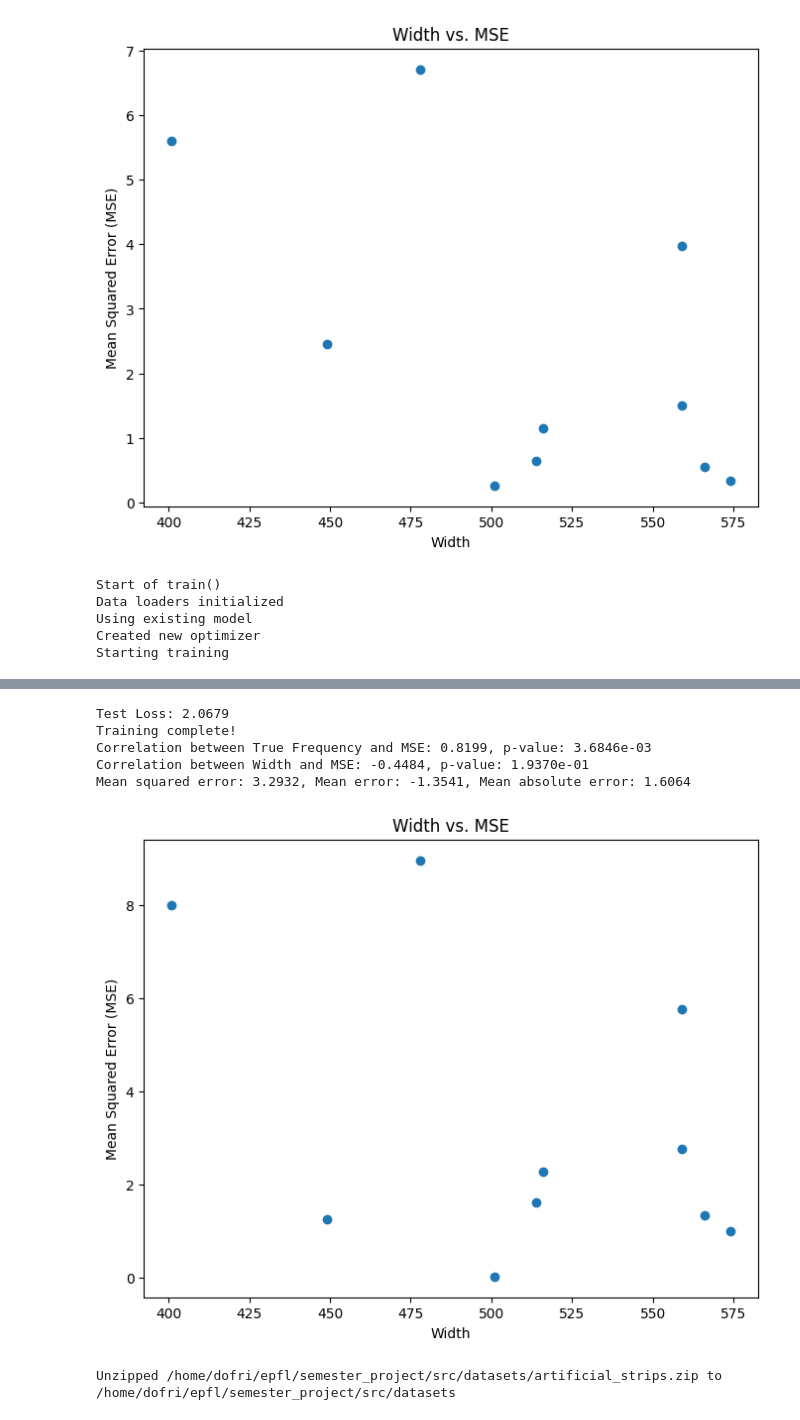
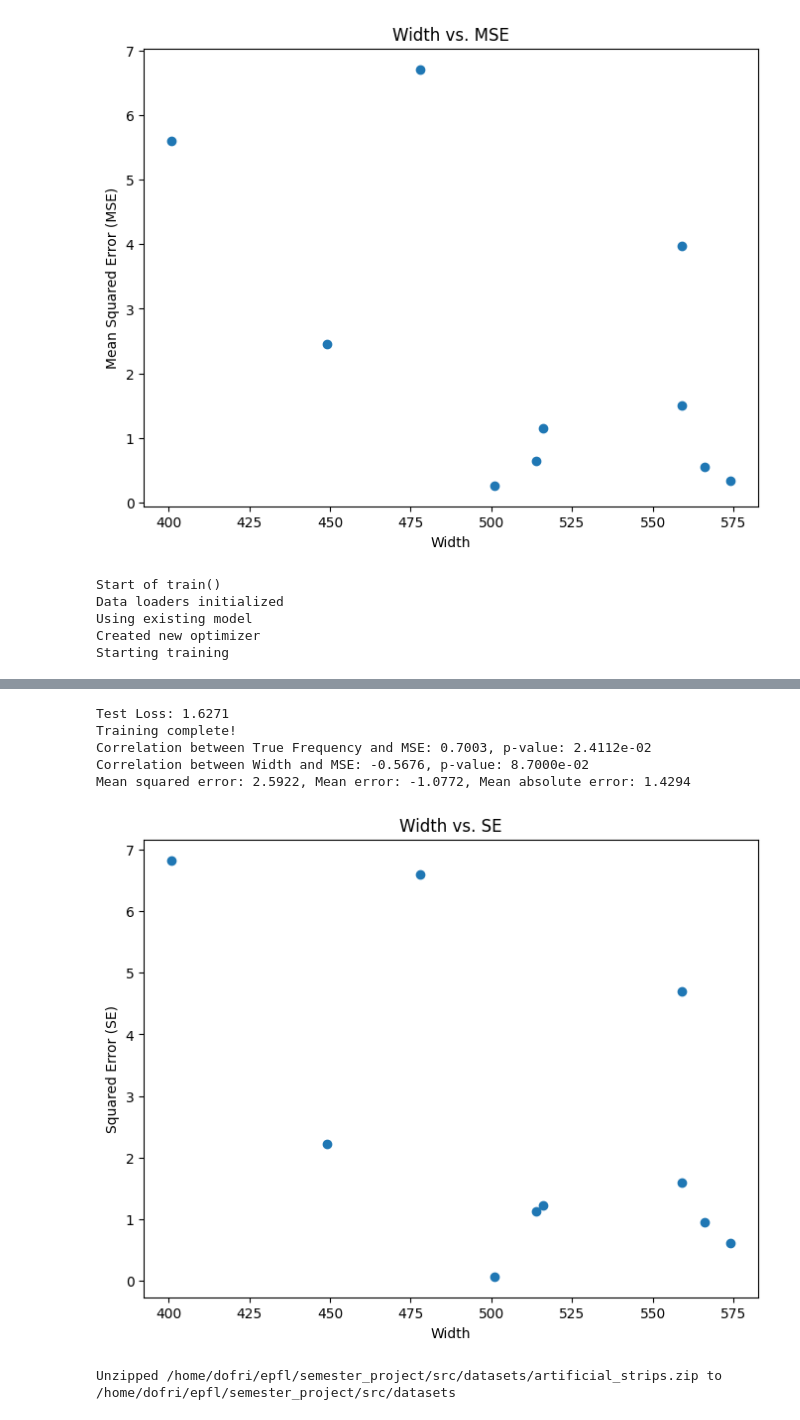
Before and after one commit to GDofri/semester_project, a Jupyter notebook: src/models/models.ipynb, the cells around one changed output, grey strips where cells are left out. Drawn from its saved outputs; the diff is of its cells as text; code cells hidden in the pictures.

```diff
--- a/src/models/models.ipynb
+++ b/src/models/models.ipynb
@@ -163,9 +155,10 @@ Mean squared error: 2.3195, Mean error: -0.9302, Mean absolute error: 1.3463
 [figure]
 # %%
 from src.models.transformer_artifical_data.artificial_transformer_cls import TransformerWCLS
+from src.models.transformer_artifical_data.artificial_transformer_bad_pooling import TransformerBadPool
 # Dummy test dataset
 datasets, dfs = artificial_dataset.split_data_into_datasets(train=.333, val=.333, test=.333, no_samples=30)
-model = TransformerWCLS()
+model = TransformerBadPool()
 
 model, optimizer, trainin_losses, validation_losses, test_loss = artificial_train.train(1, datasets['train'], datasets['val'], datasets['test'], model=model)
 
@@ -183,10 +176,10 @@ Validation loss improved to 1.2251. Saving model.
 Loaded best model based on validation loss.
-Test Loss: 2.0679
+Test Loss: 1.6271
 Training complete!
-Correlation between True Frequency and MSE: 0.8199, p-value: 3.6846e-03
-Correlation between Width and MSE: -0.4484, p-value: 1.9370e-01
-Mean squared error: 3.2932, Mean error: -1.3541, Mean absolute error: 1.6064
+Correlation between True Frequency and MSE: 0.7003, p-value: 2.4112e-02
+Correlation between Width and MSE: -0.5676, p-value: 8.7000e-02
+Mean squared error: 2.5922, Mean error: -1.0772, Mean absolute error: 1.4294
-[figure, old version]
+[figure, new version]
 # %%
 # import zipfile
 # import os
```
Also changed, not shown: parts of 10 cells of this notebook, 13 other files.
